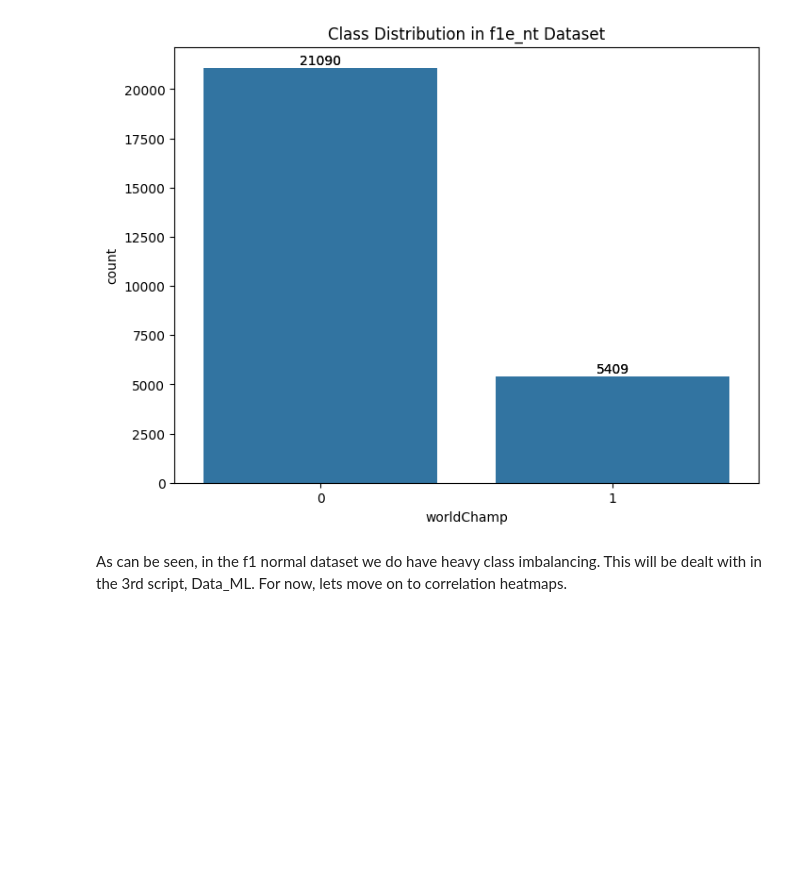
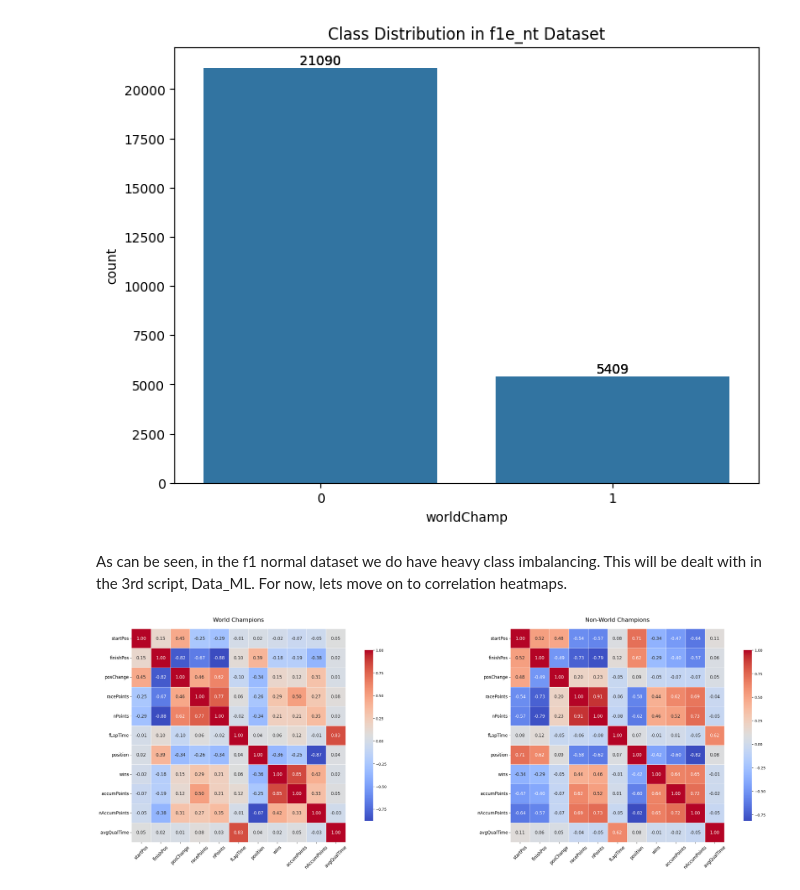
Before and after one commit to BTJvanDi/MSB1015, a Jupyter notebook: Data_Visualization.ipynb, the cells around one changed output. Cells and saved outputs as stored; diff of their text form; code cells hidden in the pictures; blank space fills up the shorter version.

Commit message:
Added Correlation heatmaps

```diff
--- a/Data_Visualization.ipynb
+++ b/Data_Visualization.ipynb
@@ -102,3 +104,49 @@ plt.show()
 [figure]
 # %% [markdown]
 As can be seen, in the f1 normal dataset we do have heavy class imbalancing. This will be dealt with in the 3rd script, Data_ML. For now, lets move on to correlation heatmaps.
+# %%
+# fixed correlation heatmaps
+world_champs_f = df_f[df_f['worldChamp'] == 1]
+non_world_champs_f = df_f[df_f['worldChamp'] == 0]
+
+# define columns to exclude, mostly ids and stuff like that that isnt important
+exclude_cols = ['worldChamp', 'driverId', 'raceId', 'constructorId', 'year', 'round', 'circuitId']
+
+fig, (ax1, ax2) = plt.subplots(1, 2, figsize=(30, 10))
+
+# world Champions correlation heatmap
+numeric_df_f = world_champs_f.select_dtypes(include=[np.number]).drop(columns=[col for col in exclude_cols if col in world_champs_f.columns])
+correlation_matrix_f = numeric_df_f.corr()
+sns.heatmap(correlation_matrix_f,
+            annot=True,
+            fmt=".2f",
+            cmap='coolwarm',
+            square=True,
+            linewidths=0.5,
+            cbar_kws={"shrink": .8},
+            annot_kws={"size": 12},
+            ax=ax1)
+ax1.set_title('World Champions', fontsize=16, pad=20)
+ax1.tick_params(axis='x', rotation=45, labelsize=12)
+ax1.tick_params(axis='y', rotation=0, labelsize=12)
+
+# non-World Champions correlation heatmap
+numeric_df_f_non = non_world_champs_f.select_dtypes(include=[np.number]).drop(columns=[col for col in exclude_cols if col in non_world_champs_f.columns])
+correlation_matrix_f_non = numeric_df_f_non.corr()
+sns.heatmap(correlation_matrix_f_non,
+            annot=True,
+            fmt=".2f",
+            cmap='coolwarm',
+            square=True,
+            linewidths=0.5,
+            cbar_kws={"shrink": .8},
+            annot_kws={"size": 12},
+            ax=ax2)
+ax2.set_title('Non-World Champions', fontsize=16, pad=20)
+ax2.tick_params(axis='x', rotation=45, labelsize=12)
+ax2.tick_params(axis='y', rotation=0, labelsize=12)
+
+plt.tight_layout()
+plt.show()
+# %% [output]
+[figure, added]
```
Also changed, not shown: parts of 2 cells of this notebook.
